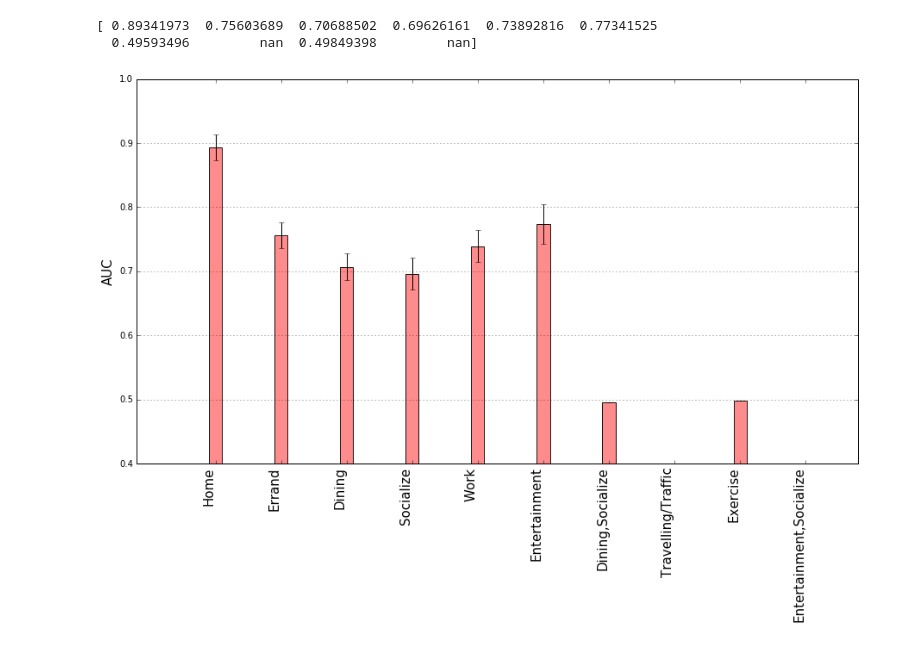
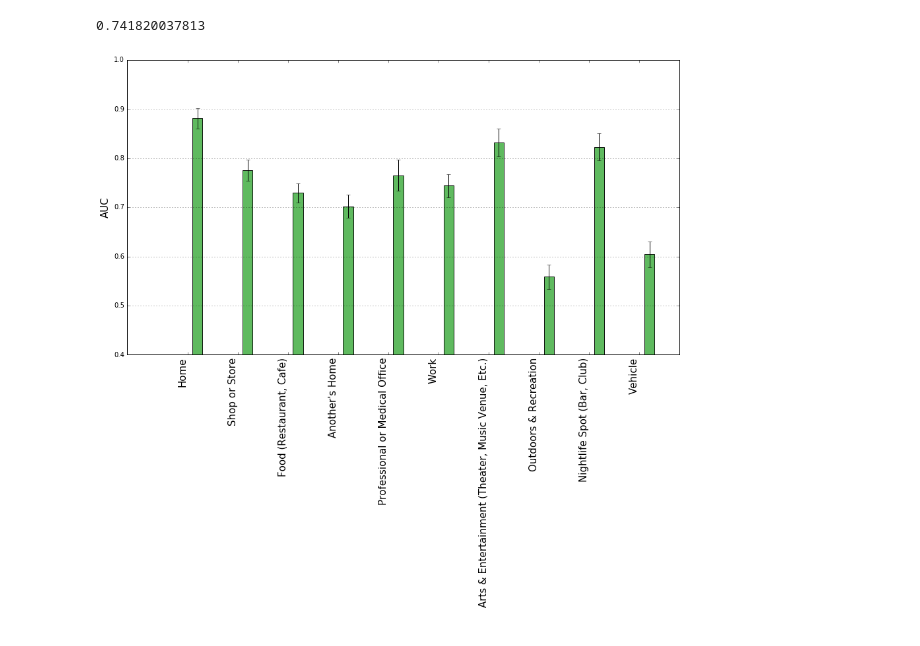
Before and after one commit to sosata/CS120DataAnalysis, a Jupyter notebook: SemanticLocation/show_accuracy_global.ipynb, the cells around one changed output. Drawn from its saved outputs; the diff is of its cells as text; code cells hidden in the pictures.

```diff
--- a/SemanticLocation/show_accuracy_global.ipynb
+++ b/SemanticLocation/show_accuracy_global.ipynb
@@ -4,12 +4,12 @@
 import pickle
 import numpy as np
 
-#with open('top10.dat') as f:
-with open('top10reason.dat') as f:
+with open('top_locations.dat') as f:
+# with open('top10reason.dat') as f:
     state_top10 = pickle.load(f)
 f.close()
-for (i,s) in enumerate(state_top10):
-    state_top10[i] = s.replace('"','')
+# for (i,s) in enumerate(state_top10):
+#     state_top10[i] = s.replace('"','')
 # %%
 # reading model trained on sensor only
 
@@ -42,14 +42,16 @@ for (j, a) in enumerate(auc_top10):
 # %%
 # reading model trained on both sensor and foursquare data
 
-file = 'accuracy_new600_3_depth6_fsq2_distance2_longterm_vareta.dat'
+# file = 'accuracy_new600_3_depth6_fsq2_distance2_longterm_vareta.dat'
+file = 'auc_location_sensor_fsq.dat'
 
 with open(file) as f:
-    aucs, confs, labels, aucs_fsq, confs_fsq = pickle.load(f)
+    aucs, confs, labels = pickle.load(f)
+#     aucs, confs, labels, aucs_fsq, confs_fsq = pickle.load(f)
 f.close()
-for (j,lab) in enumerate(labels):
-    for (k,l) in enumerate(lab):
-        labels[j][k] = l.replace('"','')
+# for (j,lab) in enumerate(labels):
+#     for (k,l) in enumerate(lab):
+#         labels[j][k] = l.replace('"','')
 
 auc_top10 = list(np.array([]) for ii in range(len(state_top10)))
 auc_top10_fsq = list(np.array([]) for ii in range(len(state_top10)))
@@ -60,12 +62,12 @@ for (k,lab) in enumerate(labels):
         if state in lab:
             ind = np.where(lab==state)[0]
             auc_top10[j] = np.append(auc_top10[j], aucs[k][ind])
-            auc_top10_fsq[j] = np.append(auc_top10_fsq[j], aucs_fsq[k][ind])
+#             auc_top10_fsq[j] = np.append(auc_top10_fsq[j], aucs_fsq[k][ind])
             for (j2,state2) in enumerate(state_top10):
                 if state2 in lab:
                     ind2 = np.where(lab==state2)[0]
                     conf_top10[j][j2] = np.append(conf_top10[j][j2], confs[k][ind,ind2])
-                    conf_top10_fsq[j][j2] = np.append(conf_top10_fsq[j][j2], confs_fsq[k][ind,ind2])
+#                     conf_top10_fsq[j][j2] = np.append(conf_top10_fsq[j][j2], confs_fsq[k][ind,ind2])
 
 auc_mean_all = np.array([])
 auc_ci_all = np.array([])
@@ -73,37 +75,35 @@ for (j, a) in enumerate(auc_top10):
     auc_mean_all = np.append(auc_mean_all, np.nanmean(a))
     auc_ci_all = np.append(auc_ci_all, 2*np.nanstd(a)/np.sqrt(208))
 
-auc_mean_fsq = np.array([])
-auc_ci_fsq = np.array([])
-for (i,a) in enumerate(auc_top10_fsq):
-    auc_mean_fsq = np.append(auc_mean_fsq, np.nanmean(a))
-    auc_ci_fsq = np.append(auc_ci_fsq, 2*np.nanstd(a)/np.sqrt(208))
+# auc_mean_fsq = np.array([])
+# auc_ci_fsq = np.array([])
+# for (i,a) in enumerate(auc_top10_fsq):
+#     auc_mean_fsq = np.append(auc_mean_fsq, np.nanmean(a))
+#     auc_ci_fsq = np.append(auc_ci_fsq, 2*np.nanstd(a)/np.sqrt(208))
 # %%
 import matplotlib.pyplot as plt
 %matplotlib inline
 plt.figure(figsize=(15,8))
 w = 1/5.0
 # plt.bar(np.arange(0,10,1), auc_mean_fsq, w, yerr=auc_ci_fsq, align='center',\
 #          color=(.7,.7,.7), alpha=0.9, ecolor=(0,0,0))
-plt.bar(np.arange(w,10+w,1), auc_mean_sensor, w, yerr=auc_ci_sensor, align='center', \
-         color=(1,.5,.5), alpha=0.9, ecolor=(0,0,0))
-# plt.bar(np.arange(2*w,10+2*w,1), auc_mean_all, w, yerr=auc_ci_all, align='center', \
-#          color=(.3,.7,.3), alpha=0.9, ecolor=(0,0,0))
+# plt.bar(np.arange(w,10+w,1), auc_mean_sensor, w, yerr=auc_ci_sensor, align='center', \
+#          color=(1,.5,.5), alpha=0.9, ecolor=(0,0,0))
+plt.bar(np.arange(2*w,10+2*w,1), auc_mean_all, w, yerr=auc_ci_all, align='center', \
+         color=(.3,.7,.3), alpha=0.9, ecolor=(0,0,0))
 # plt.legend(['foursquare','sensor','sensor+foursquare'], loc='upper center')
 plt.ylabel('AUC',fontsize=15,color=(0,0,0))
 axes = plt.gca()
 axes.set_xlim([-1, len(state_top10)])
 axes.set_ylim([0.4, 1])
 axes.yaxis.grid();
 plt.xticks(np.arange(.2,10.2,1), state_top10, fontsize=15, color=(0,0,0), rotation=90, ha='right');
 # plt.yticks(np.arange(.4,1,.05), np.arange(.4,1,.05), fontsize=12, color=(0,0,0));
-print auc_mean_sensor
 # print np.nanmean(auc_mean_fsq)
-# print np.mean(auc_mean_all)
+print np.mean(auc_mean_all)
 # %% [output]
-[ 0.89341973  0.75603689  0.70688502  0.69626161  0.73892816  0.77341525
-  0.49593496         nan  0.49849398         nan]
+0.741820037813
-[figure, old version]
+[figure, new version]
 # %%
 conf = np.zeros([10,10])
 for (i,c_row) in enumerate(conf_top10):
```
Also changed, not shown: 46 other files.
